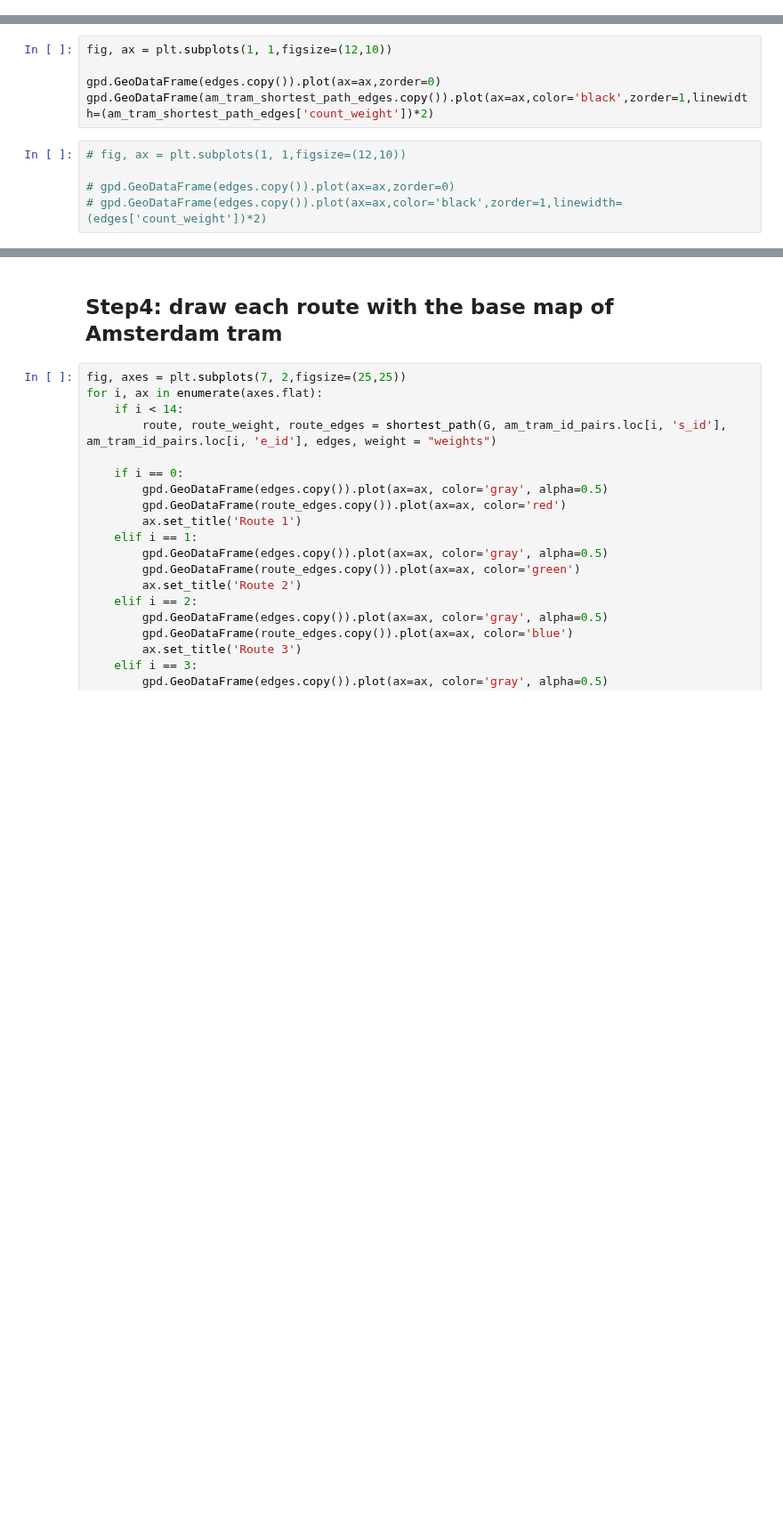
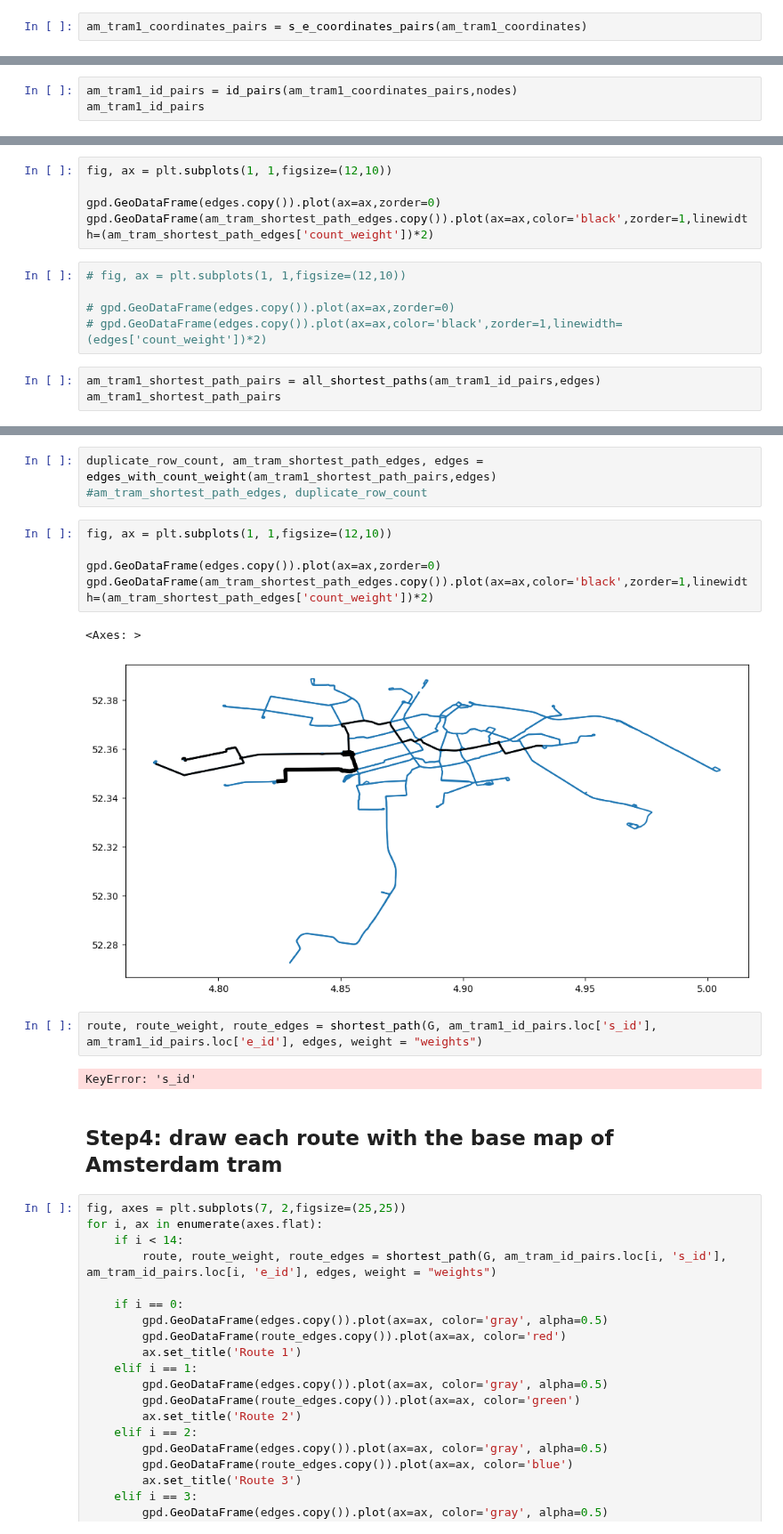
Before and after one commit to SYuGao/uvmt, a Jupyter notebook: notebooks/am_tram_network_modelling.ipynb, the cells around one changed output, grey strips where cells are left out. Shown at 89% size. Saved outputs shown, nothing was run; the diff lists cells and outputs as text; blank space fills up the shorter version.

Commit message:
get tram1, id_pairs and shortest path is wrong

```diff
--- a/notebooks/am_tram_network_modelling.ipynb
+++ b/notebooks/am_tram_network_modelling.ipynb
@@ -1000,3 +1033,5 @@ am_tram1_coordinates
 | 21 | Ecuplein | Inaristraat | 4.788158 | 52.349694 | 4.782948 | 52.350449 |
 | 22 | Inaristraat | Pilatus | 4.782948 | 52.350449 | 4.776554 | 52.353011 |
 | 23 | Pilatus | Matterhorn | 4.776554 | 52.353011 | 4.774504 | 52.353869 |
+# %%
+am_tram1_coordinates_pairs = s_e_coordinates_pairs(am_tram1_coordinates)
@@ -1002,0 +1058,3 @@ am_tram1_coordinates
+# %%
+am_tram1_id_pairs = id_pairs(am_tram1_coordinates_pairs,nodes)
+am_tram1_id_pairs
@@ -1022,3 +1098,6 @@ gpd.GeoDataFrame(am_tram_shortest_path_edges.copy()).plot(ax=ax,color='black',zo
 
 # gpd.GeoDataFrame(edges.copy()).plot(ax=ax,zorder=0)
 # gpd.GeoDataFrame(edges.copy()).plot(ax=ax,color='black',zorder=1,linewidth=(edges['count_weight'])*2)
+# %%
+am_tram1_shortest_path_pairs = all_shortest_paths(am_tram1_id_pairs,edges)
+am_tram1_shortest_path_pairs
@@ -1025,3 +1118,18 @@ gpd.GeoDataFrame(am_tram_shortest_path_edges.copy()).plot(ax=ax,color='black',zo
+# %%
+duplicate_row_count, am_tram_shortest_path_edges, edges = edges_with_count_weight(am_tram1_shortest_path_pairs,edges)
+#am_tram_shortest_path_edges, duplicate_row_count
+# %%
+fig, ax = plt.subplots(1, 1,figsize=(12,10))
+
+gpd.GeoDataFrame(edges.copy()).plot(ax=ax,zorder=0)
+gpd.GeoDataFrame(am_tram_shortest_path_edges.copy()).plot(ax=ax,color='black',zorder=1,linewidth=(am_tram_shortest_path_edges['count_weight'])*2)
+# %% [output]
+<Axes: >
+[figure, added]
+# %%
+route, route_weight, route_edges = shortest_path(G, am_tram1_id_pairs.loc['s_id'], am_tram1_id_pairs.loc['e_id'], edges, weight = "weights")
+# %% [output]
+KeyError: 's_id'
 # %% [markdown]
 ## Step4: draw each route with the base map of Amsterdam tram
 # %%
```
Also changed, not shown: parts of 11 cells of this notebook, 4 other files.
